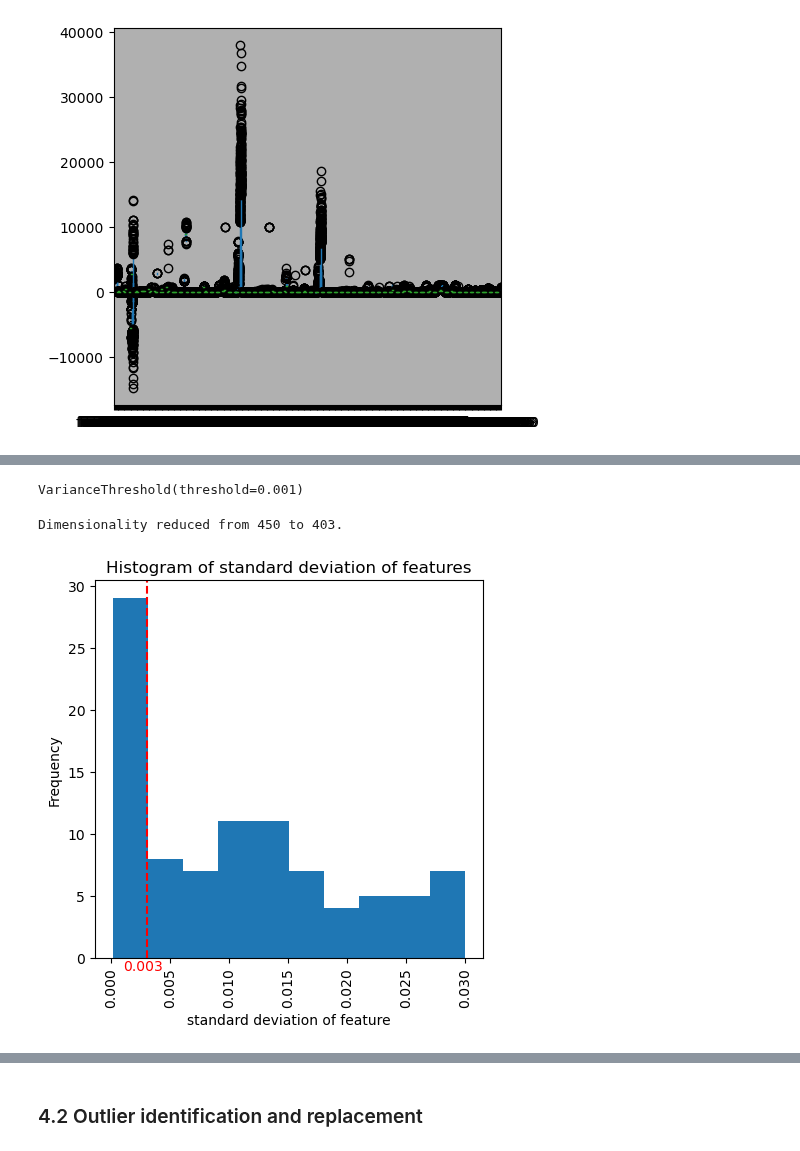
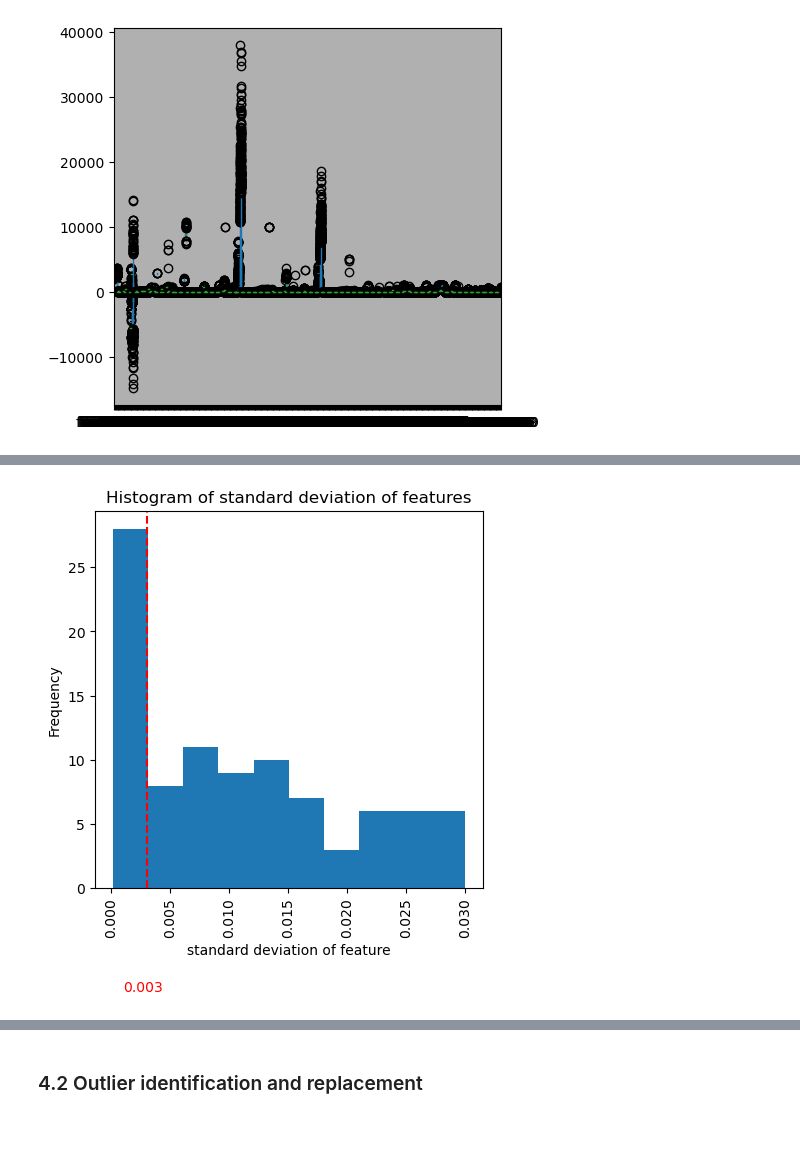
Before and after one commit to Landschy/datamining-htw, a Jupyter notebook: scripts/chayanon.ipynb, the cells around one changed output, grey strips where cells are left out. Saved outputs shown, nothing was run; the diff lists cells and outputs as text; code cells hidden in the pictures.

```diff
--- a/scripts/chayanon.ipynb
+++ b/scripts/chayanon.ipynb
@@ -504,5 +526,9 @@ fig.show()
 ### 4.1) Dimensionality Reduction
 # %% [markdown]
 #### 4.1.1) Removing constants (std = 0)
+# %%
+# copy the train and test dataset before we do any modification of it.
+X_train_constant = X_train.copy()
+X_test_constant = X_test.copy()
 # %%
 #Before removing constants
@@ -517,3 +553,3 @@ len(X_train.columns[X_train.nunique() == 1])
 # %%
-#Drop the above features
-X_train.drop(list(X_train[X_train.columns[X_train.nunique() == 1]].columns), axis = 1, inplace = True)
+#Drop the constant features in the train set
+X_train_constant.drop(list(X_train_constant[X_train_constant.columns[X_train_constant.nunique() == 1]].columns), axis = 1, inplace = True)
@@ -529,4 +571,8 @@ X_train.shape
 # %% [markdown]
 #### 4.1.2) Removing features containing 55% or more missing values
+# %%
+# copy the train and test dataset before we do any modification of it.
+X_train_con_na = X_train_constant.copy()
+X_test_con_na = X_test_constant.copy()
 # %%
 # Percentage Missing Value histogram
@@ -579,7 +631,7 @@ X_train.shape
 #### 4.1.3) Removing features with low variance
 # %%
 # copy the train and test dataset before we do any modification
-X_train_55 = X_train.copy()
-X_test_55 = X_test.copy()
+X_train_low_con_na = X_train_con_na.copy()
+X_test_low_con_na = X_test_con_na.copy()
 # %%
 # Check the copy
@@ -618,5 +657,3 @@ sel = VarianceThreshold(threshold=0.001)
 # %%
-sel.fit(X_train_nor)
+#sel.fit(X_train_nor)
-# %% [output]
-VarianceThreshold(threshold=0.001)
 # %%
@@ -624,24 +661,23 @@ mask = sel.get_support()
 # %%
-reduced_X_train = X_train_55.loc[:, mask]
+#reduced_X_train = X_train_55.loc[:, mask]
 
-print("Dimensionality reduced from {} to {}.".format(X_train_55.shape[1], reduced_X_train.shape[1]))
+#print("Dimensionality reduced from {} to {}.".format(X_train_55.shape[1], reduced_X_train.shape[1]))
 
 #remove 47 columns
-# %% [output]
-Dimensionality reduced from 450 to 403.
 # %%
 ####Approach 2 - using standard deviation
-X_std = X_train_55.std()
+#Train set
+X_train_std = X_train_low_con_na.std()
 
-plt.hist(X_std, bins = 10, range =[X_std.min(),0.03])
+plt.hist(X_train_std, bins = 10, range =[X_train_std.min(),0.03])
 plt.xlabel('standard deviation of feature')
 plt.ylabel('Frequency')
 plt.title('Histogram of standard deviation of features')
 plt.xticks(rotation='vertical')
 
 #add a vertical red threshold line x= 0.003
 plt.axvline(x=0.003, color='red', linestyle='--')
-plt.text(0.0010,-1,'0.003',fontsize=10, color="r")
+plt.text(0.0010,-8,'0.003',fontsize=10, color="r")
 plt.show()
 # %% [output]
-[figure, old version]
+[figure, new version]
```
Also changed, not shown: parts of 156 cells of this notebook.
